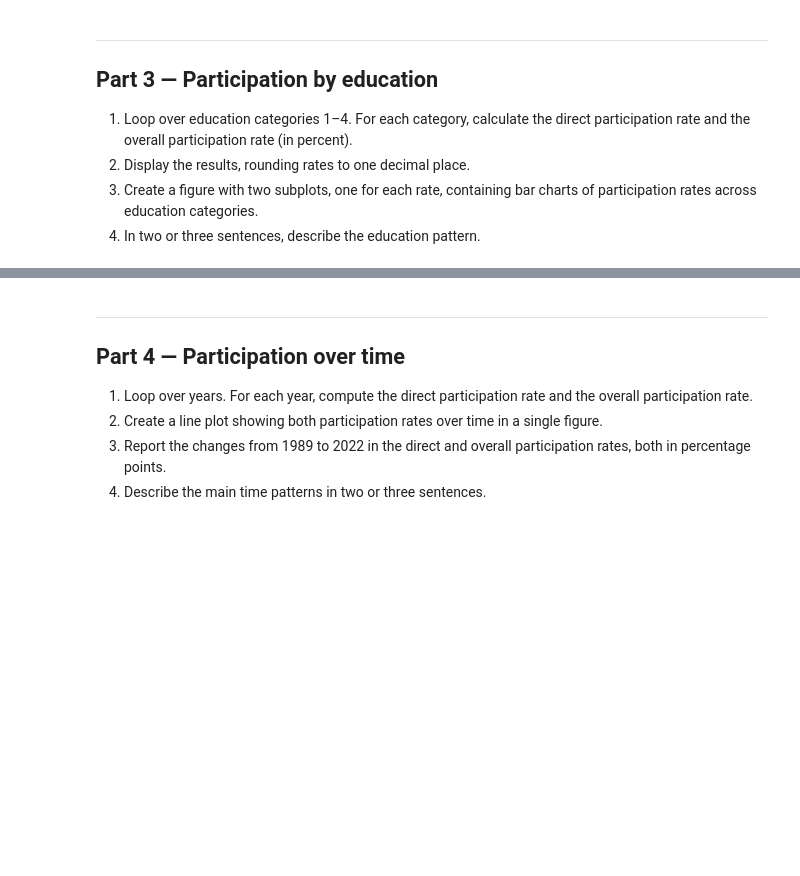
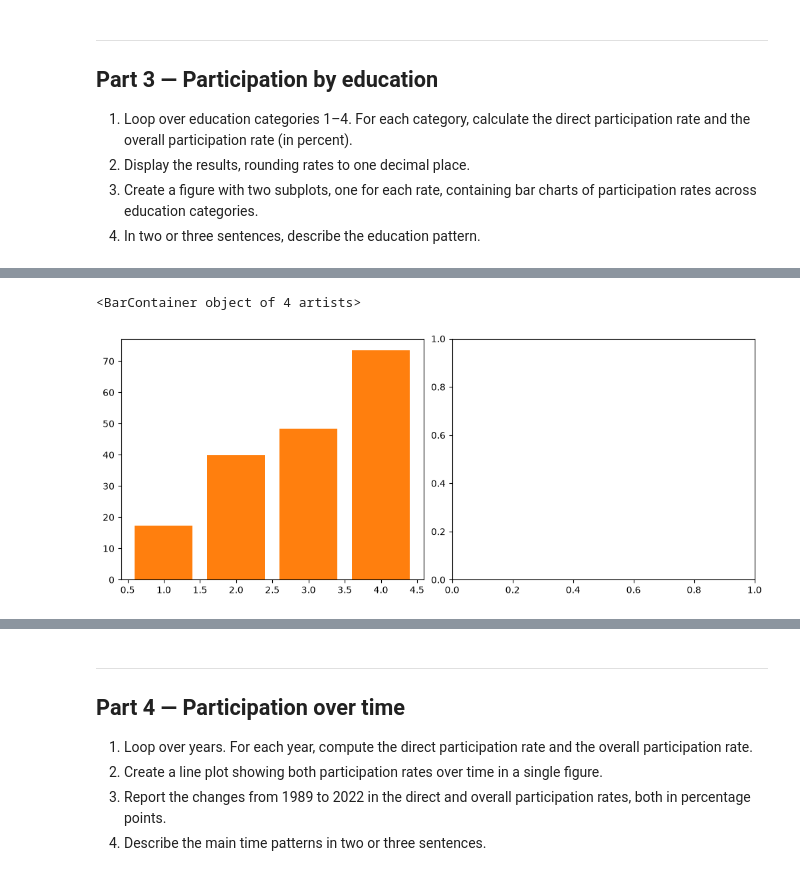
Before and after one commit to theokri105/TECH2-H26-assignment3, a Jupyter notebook: assignment3.ipynb, the cells around one changed output, grey strips where cells are left out. Drawn from its saved outputs; the diff is of its cells as text; code cells hidden in the pictures; blank space fills up the shorter version.

```diff
--- a/assignment3.ipynb
+++ b/assignment3.ipynb
@@ -256,0 +237,17 @@ educ_rates
+# %%
+results1 = []
+df['educ']=df['educ'].astype(int)
+education_levels = sorted(df['educ'].unique()) #An uncomfortably hard way to replace (1, 5) :)
+
+for edu in education_levels:
+    yessir = df[df['educ']==edu]
+    direct11 = yessir['direct'].mean()
+    overall11 = yessir['overall'].mean()
+    results1.append({
+                    'education level': edu,
+                    'Direct participation': direct11,
+                    'Overall participation' : overall11
+    })
+newdf = pd.DataFrame(results1)
+newdf = newdf.set_index('education level')
+newdf.style.format('{:.1%}')
@@ -257,3 +261,16 @@ educ_rates
+# %%
+import matplotlib.pyplot as plt
+
+categories = education_levels
+fig, axes = plt.subplots(1, 2, layout= 'constrained', figsize=(10,4))
+xvalues = categories
+direct_values = newdf['Direct participation']*100
+overall_values = newdf['Overall participation']*100
+axes[0].bar(xvalues, direct_values)
+axes[0].bar(xvalues, overall_values)
+# %% [output]
+<BarContainer object of 4 artists>
+[figure, added]
 # %%
 import matplotlib.pyplot as plt
 
```
Also changed, not shown: parts of 9 cells of this notebook.
